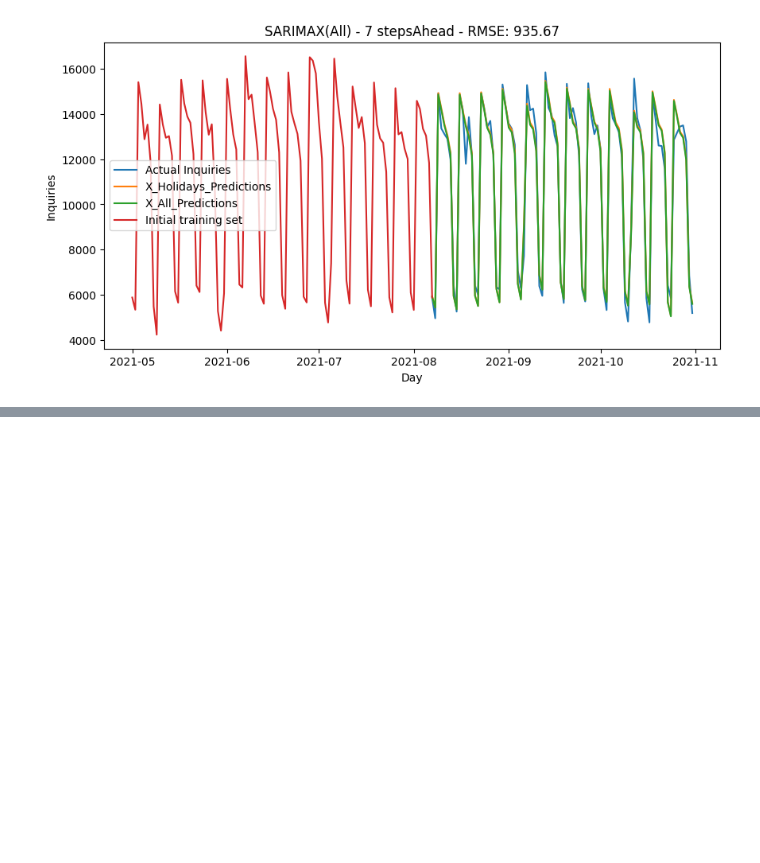
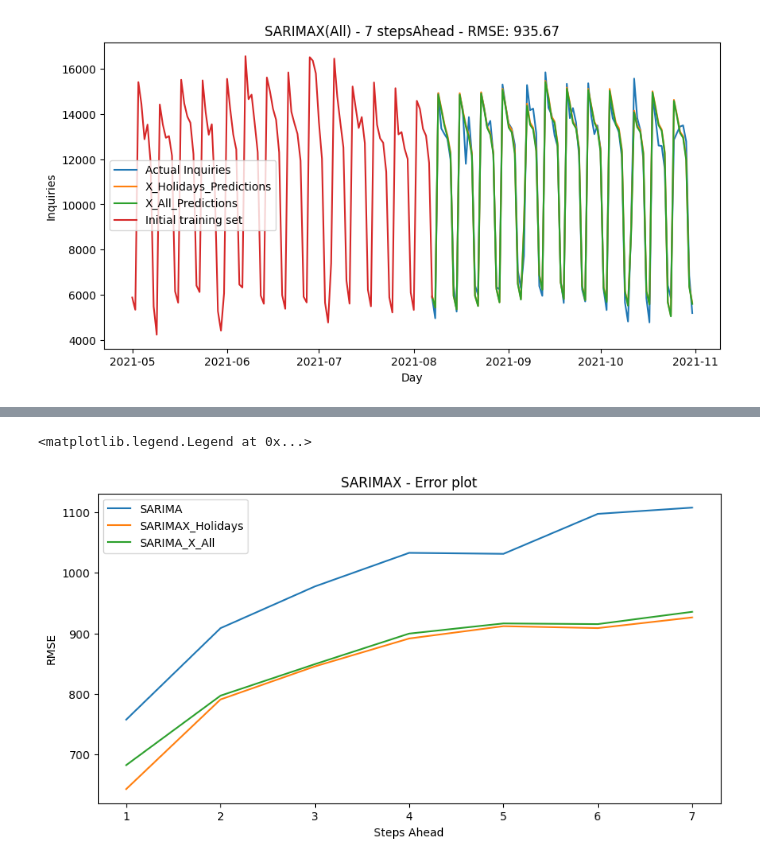
Before and after one commit to manali146/Call-Count-Forecasting, a Jupyter notebook: 03_Statistical_Models/06-03-SARIMA - Multistep.ipynb, the cells around one changed output, grey strips where cells are left out. Drawn from its saved outputs; the diff is of its cells as text; code cells hidden in the pictures; blank space fills up the shorter version.

```diff
--- a/03_Statistical_Models/06-03-SARIMA - Multistep.ipynb
+++ b/03_Statistical_Models/06-03-SARIMA - Multistep.ipynb
@@ -317,3 +676,10 @@ plt.legend()
 # %% [output]
 <matplotlib.legend.Legend at 0x...>
 [figure]
+# %%
+Scores = []
+Scores = pd.DataFrame(Scores)
+Scores['Steps_Ahead'] = [1,2,3,4,5,6,7]
+RMSEsteps_1 = 757.55
+Scores['RMSE_SARIMA'] = [RMSEsteps_1,RMSEsteps_2,RMSEsteps_3,RMSEsteps_4,RMSEsteps_5,RMSEsteps_6,RMSEsteps_7]
+Scores
@@ -490,0 +1154,5 @@ test_df,RMSEsteps_7_X_Holidays
+# %%
+RMSEsteps_1_X_Holidays = 642.8313264157767
+Scores['RMSE_SARIMA_Holidays'] = [RMSEsteps_1_X_Holidays,RMSEsteps_2_X_Holidays,RMSEsteps_3_X_Holidays,
+RMSEsteps_4_X_Holidays,RMSEsteps_5_X_Holidays,RMSEsteps_6_X_Holidays,RMSEsteps_7_X_Holidays]
+Scores
@@ -664,0 +1654,5 @@ test_df,RMSEsteps_7_X_All
+# %%
+RMSEsteps_1_X_All = 682.4042353672273
+Scores['RMSE_SARIMA_X_All'] = [RMSEsteps_1_X_All,RMSEsteps_2_X_All,RMSEsteps_3_X_All,
+RMSEsteps_4_X_All,RMSEsteps_5_X_All,RMSEsteps_6_X_All,RMSEsteps_7_X_All]
+Scores
@@ -692,0 +1712,11 @@ plt.legend()
+# %%
+plt.title('SARIMAX - Error plot')
+
+plt.plot(Scores['Steps_Ahead'],Scores[['RMSE_SARIMA',	'RMSE_SARIMA_Holidays',	'RMSE_SARIMA_X_All']],label=['SARIMA',	'SARIMAX_Holidays',	'SARIMA_X_All'])
+#plt.set_color_cycle(['c', 'm', 'y', 'k'])
+plt.xlabel('Steps Ahead')
+plt.ylabel('RMSE')
+plt.legend()
+# %% [output]
+<matplotlib.legend.Legend at 0x...>
+[figure, added]
```
Also changed, not shown: parts of 46 cells of this notebook.
